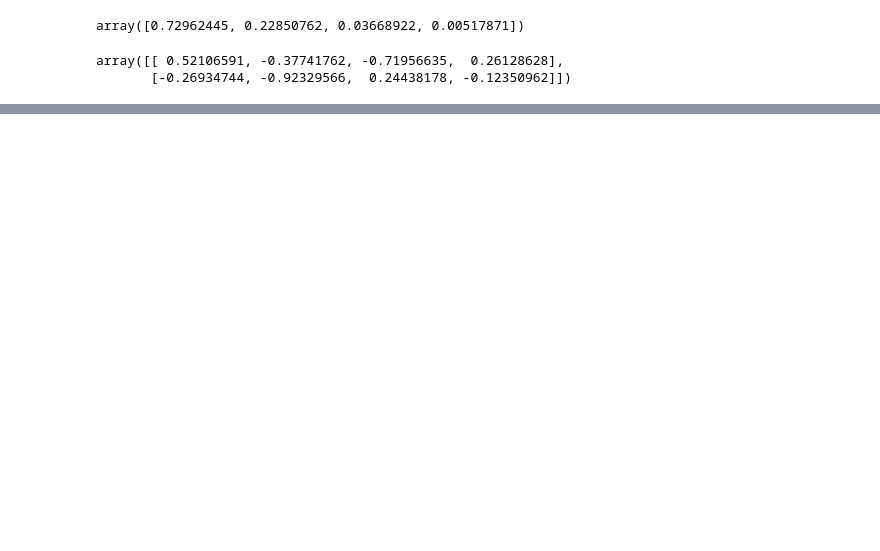
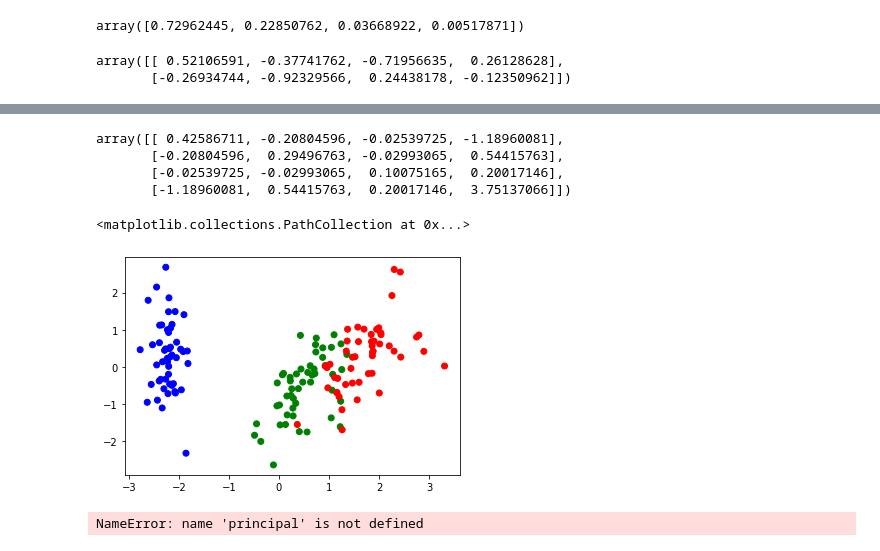
Before and after one commit to prabinbohara10/Data-Mining, a Jupyter notebook: Data-Preprocessing/DM_lab1.ipynb, the cells around one changed output, grey strips where cells are left out. Cells and saved outputs as stored; diff of their text form; code cells hidden in the pictures; blank space fills up the shorter version.

```diff
--- a/Data-Preprocessing/DM_lab1.ipynb
+++ b/Data-Preprocessing/DM_lab1.ipynb
@@ -349,0 +394,8 @@ plt.scatter(Y[0],Y[1], c = colors)
+# %%
+Sy= np.cov(Y)
+Sy
+# %% [output]
+array([[ 0.42586711, -0.20804596, -0.02539725, -1.18960081],
+       [-0.20804596,  0.29496763, -0.02993065,  0.54415763],
+       [-0.02539725, -0.02993065,  0.10075165,  0.20017146],
+       [-1.18960081,  0.54415763,  0.20017146,  3.75137066]])
@@ -349,0 +404,14 @@ plt.scatter(Y[0],Y[1], c = colors)
+# %%
+principal = PCA(n_components = 2)
+principal.fit(X_stand)
+Y_library = principal.transform(X_stand)
+# %%
+plt.scatter(Y_library[:,0],Y_library[:,1], c = colors)
+# %% [output]
+<matplotlib.collections.PathCollection at 0x...>
+[figure, added]
+# %%
+explained_var_library = principal.explained_variance_ratio_ * 100
+explained_var_cum_library = np.cumsum(principal.explained_variance_ratio_ * 100)
+# %% [output]
+NameError: name 'principal' is not defined
```
Also changed, not shown: parts of 23 cells of this notebook, 34 other files.
